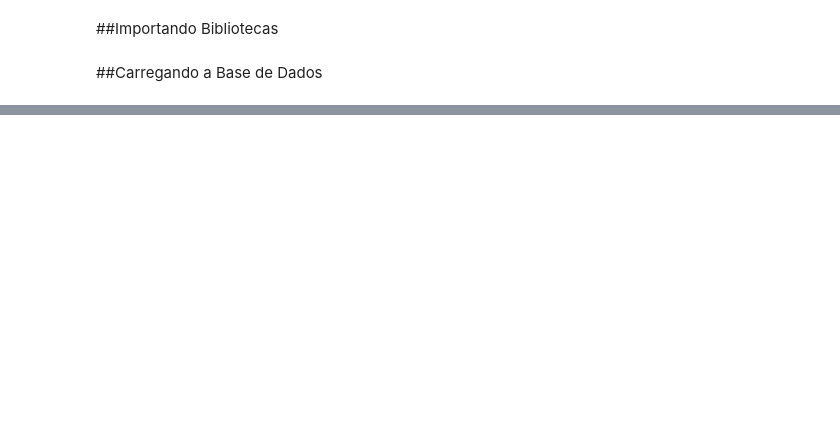
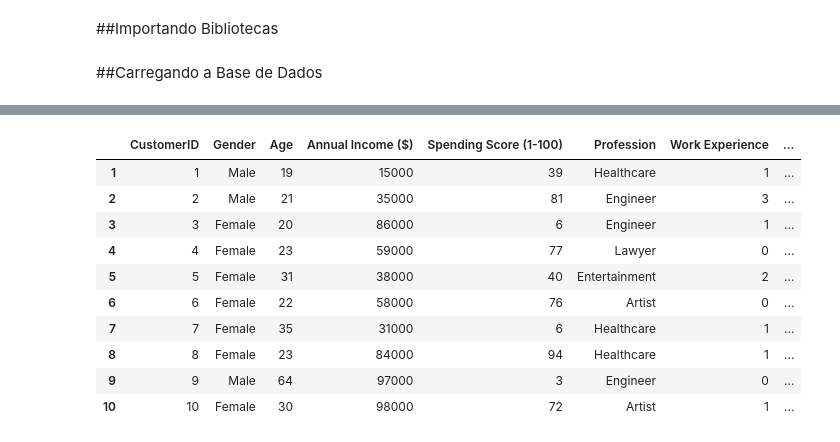
Before and after one commit to elinefarias/disciplina-topicos-especiais-em-telecomunicacoes, a Jupyter notebook: trabalho06/trabalho06.ipynb, the cells around one changed output, grey strips where cells are left out. Cells and saved outputs as stored; diff of their text form; code cells hidden in the pictures; blank space fills up the shorter version.

Commit message:
"Adicionado trabalho sobre PCA"

```diff
--- a/trabalho06/trabalho06.ipynb
+++ b/trabalho06/trabalho06.ipynb
@@ -635,0 +59,3 @@ Accuracy :  85 %
+# %%
+# carregando dataset inputData
+df = pd.read_csv("/content/drive/MyDrive/Colab Notebooks/trabalho06/dados/Customers.csv",header=None)
@@ -635,0 +77,18 @@ Accuracy :  85 %
+# %%
+# Definir a primeira linha como o nome das colunas
+df.set_axis(df.iloc[0], axis=1, inplace=True)
+df = df[1:]
+#Exibe 10 primeiras linhas do dataset
+df.head(10)
+# %% [output]
+|  | CustomerID | Gender | Age | Annual Income ($) | Spending Score (1-100) | Profession | Work Experience | ... |
+| 1 | 1 | Male | 19 | 15000 | 39 | Healthcare | 1 | ... |
+| 2 | 2 | Male | 21 | 35000 | 81 | Engineer | 3 | ... |
+| 3 | 3 | Female | 20 | 86000 | 6 | Engineer | 1 | ... |
+| 4 | 4 | Female | 23 | 59000 | 77 | Lawyer | 0 | ... |
+| 5 | 5 | Female | 31 | 38000 | 40 | Entertainment | 2 | ... |
+| 6 | 6 | Female | 22 | 58000 | 76 | Artist | 0 | ... |
+| 7 | 7 | Female | 35 | 31000 | 6 | Healthcare | 1 | ... |
+| 8 | 8 | Female | 23 | 84000 | 94 | Healthcare | 1 | ... |
+| 9 | 9 | Male | 64 | 97000 | 3 | Engineer | 0 | ... |
+| 10 | 10 | Female | 30 | 98000 | 72 | Artist | 1 | ... |
```
Also changed, not shown: parts of 75 cells of this notebook.
